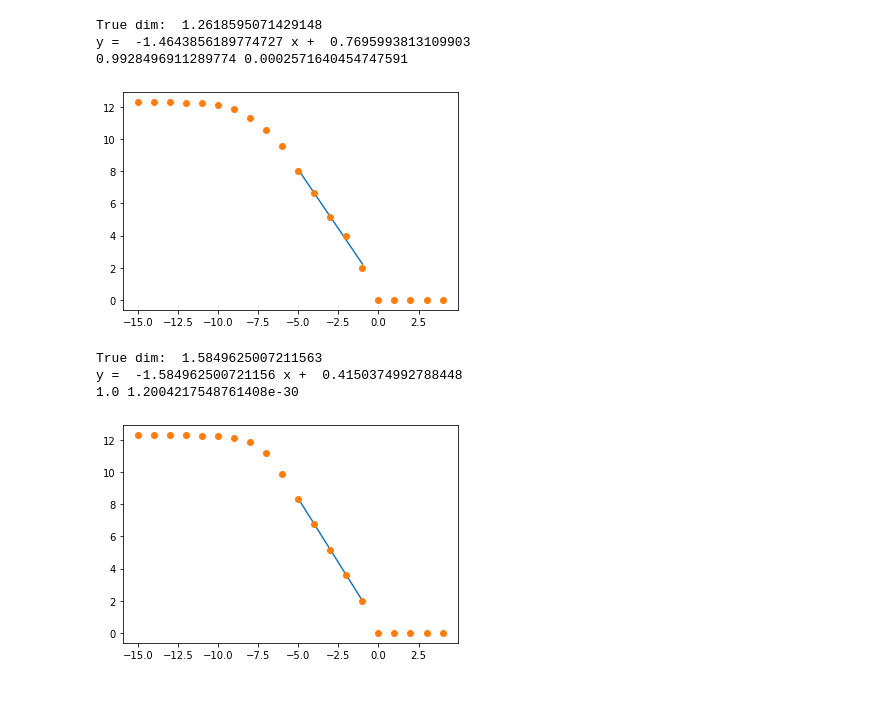
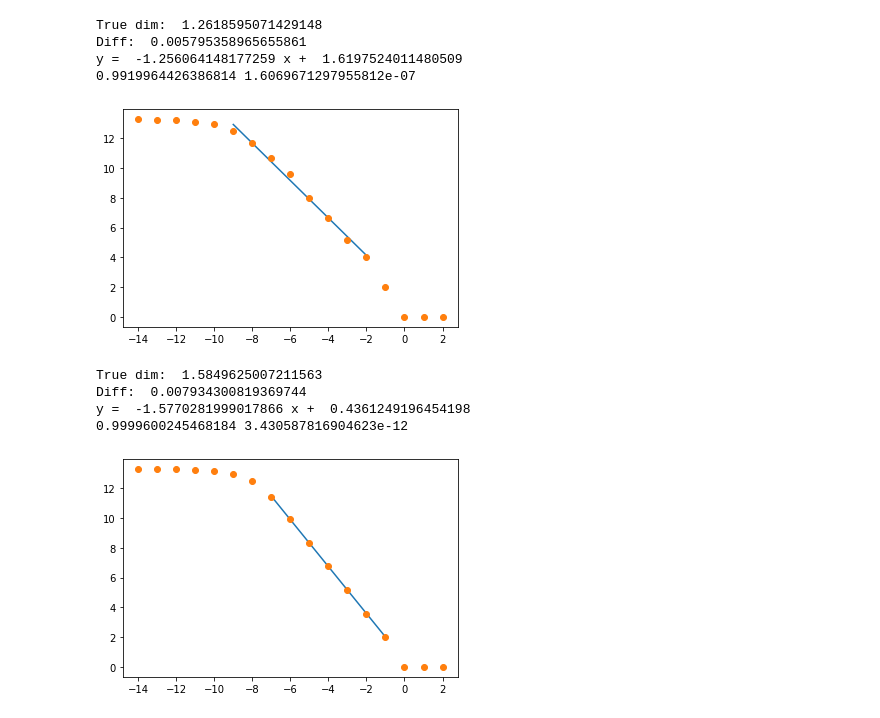
Before and after one commit to StellaAthena/fractal-ml, a Jupyter notebook: notebooks/Dimensions.ipynb, the cells around one changed output. Cells and saved outputs as stored; diff of their text form; code cells hidden in the pictures.

```diff
--- a/notebooks/Dimensions.ipynb
+++ b/notebooks/Dimensions.ipynb
@@ -61,44 +61,48 @@ def fractal_dim(base, exp_low, exp_high, data):
     return data
 # %%
 base = 2
-data = np.array([(cantor_sample(), cantor_sample()) for _ in range(5000)])
-counts = fractal_dim(base, -5, 0, data)
+data = np.array([(cantor_sample(), cantor_sample()) for _ in range(10000)])
+counts = fractal_dim(base, -9, -1, data)
 x, y = counts[:,0], counts[:,1]
 m, b, r_value, p_value, std_err = scipy.stats.linregress(x, y)
 plt.plot(x, m*x+b)
 
-counts = fractal_dim(base, -15, 5, data)
+counts = fractal_dim(base, -14, 3, data)
 x, y = counts[:,0], counts[:,1]
 plt.plot(x, y, 'o')
 
 print("True dim: ", np.log(4)/np.log(3))
+print("Diff: ", np.log(4)/np.log(3) + m)
 print("y = ", m, "x + ", b)
 print(r_value**2, p_value)
 # %% [output]
 True dim:  1.2618595071429148
-y =  -1.4643856189774727 x +  0.7695993813109903
-0.9928496911289774 0.0002571640454747591
+Diff:  0.005795358965655861
+y =  -1.256064148177259 x +  1.6197524011480509
+0.9919964426386814 1.6069671297955812e-07
-[figure, old version]
+[figure, new version]
 # %%
 base = 2
-data = np.array([sierpinski_sample() for _ in range(5000)])
-counts = fractal_dim(base, -5, 0, data)
+data = np.array([sierpinski_sample() for _ in range(10000)])
+counts = fractal_dim(base, -7, 0, data)
 x, y = counts[:,0], counts[:,1]
 m, b, r_value, p_value, std_err = scipy.stats.linregress(x, y)
 plt.plot(x, m*x+b)
 
-counts = fractal_dim(base, -15, 5, data)
+counts = fractal_dim(base, -14, 3, data)
 x, y = counts[:,0], counts[:,1]
 plt.plot(x, y, 'o')
 
 print("True dim: ", np.log(3)/np.log(2))
+print("Diff: ", np.log(3)/np.log(2) + m)
 print("y = ", m, "x + ", b)
 print(r_value**2, p_value)
 # %% [output]
 True dim:  1.5849625007211563
-y =  -1.584962500721156 x +  0.4150374992788448
-1.0 1.2004217548761408e-30
+Diff:  0.007934300819369744
+y =  -1.5770281999017866 x +  0.4361249196454198
+0.9999600245468184 3.430587816904623e-12
-[figure, old version]
+[figure, new version]
 # %%
 def random_direction_matrix(number_of_directions, extrinsic_dim, precision=1000):
     mean = np.zeros([extrinsic_dim])
```
Also changed, not shown: parts of 5 cells of this notebook.
